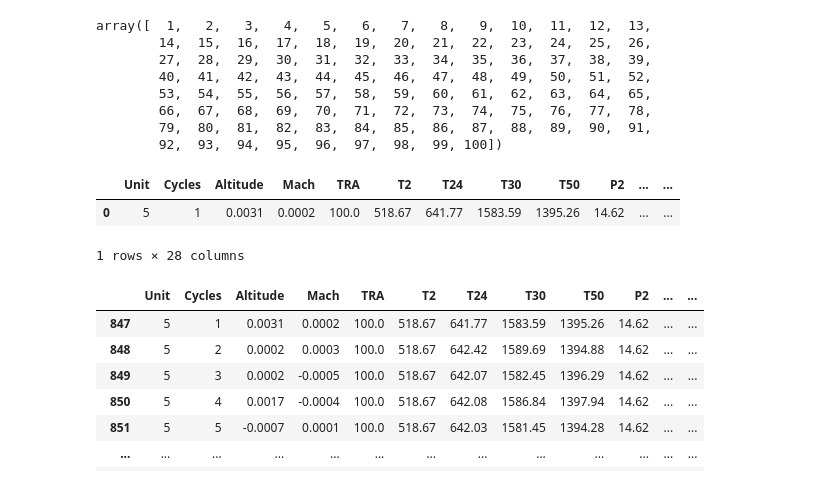
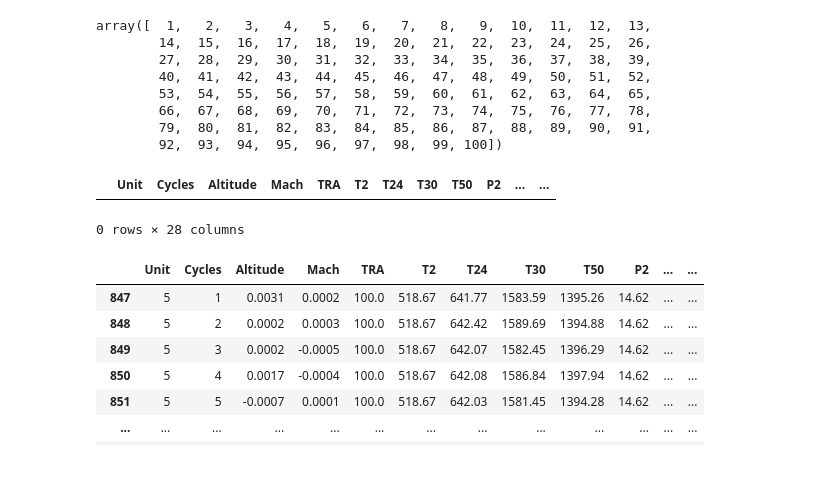
Before and after one commit to kingos82/BoozAllen, a Jupyter notebook: notebooks/exp_CMPASSdata.ipynb, the cells around one changed output. Cells and saved outputs as stored; diff of their text form; code cells hidden in the pictures.

```diff
--- a/notebooks/exp_CMPASSdata.ipynb
+++ b/notebooks/exp_CMPASSdata.ipynb
@@ -24,15 +24,14 @@ array([  1,   2,   3,   4,   5,   6,   7,   8,   9,  10,  11,  12,  13,
         79,  80,  81,  82,  83,  84,  85,  86,  87,  88,  89,  90,  91,
         92,  93,  94,  95,  96,  97,  98,  99, 100])
 # %%
-df_W_u = X_train.loc[(X_train.Unit == 5) & (X_train.Cycles == 1)]
+df_W_u = X_train.loc[(X_train.Unit == 5) & (X_train.Cycles == 0)]
 df_W_u.reset_index(inplace=True, drop=True)
 df_W_u
 #labels = ['Altitude [ft]', 'Mach Number [-]', 'Throttle Resolver Angle [%]', 'Temperature at fan inlet (T2) [°R]']
 #plot_df_color_per_unit(df_W_u, W_var , labels, size=12, labelsize=19, name='flight_profile_DS02.png')
 # %% [output]
 |  | Unit | Cycles | Altitude | Mach | TRA | T2 | T24 | T30 | T50 | P2 | ... | ... |
-| 0 | 5 | 1 | 0.0031 | 0.0002 | 100.0 | 518.67 | 641.77 | 1583.59 | 1395.26 | 14.62 | ... | ... |
-1 rows × 28 columns
+0 rows × 28 columns
 # %%
 X5=X_train.loc[X_train.Unit == 5]
 X5
```
Also changed, not shown: parts of 15 cells of this notebook.
